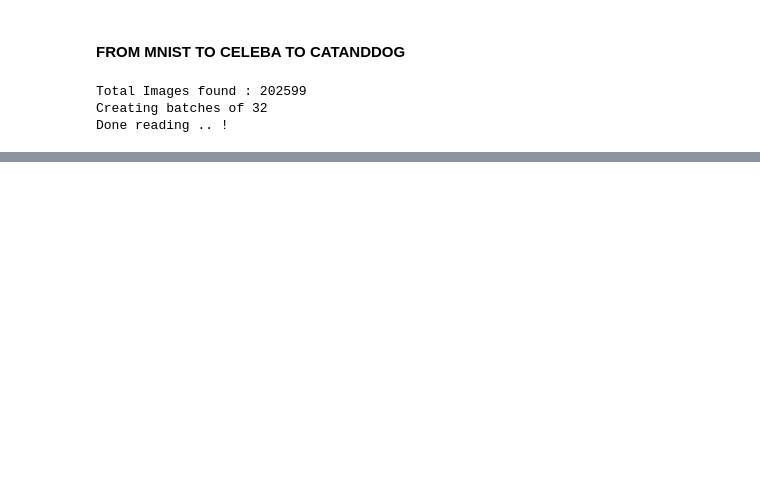
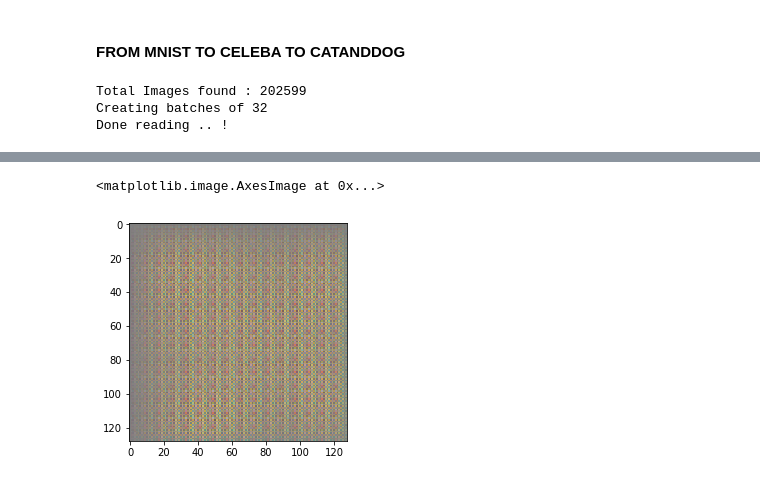
Before and after one commit to ashukid/gan_exp, a Jupyter notebook: tfgan/wgan_gp.ipynb, the cells around one changed output, grey strips where cells are left out. Cells and saved outputs as stored; diff of their text form; code cells hidden in the pictures; blank space fills up the shorter version.

```diff
--- a/tfgan/wgan_gp.ipynb
+++ b/tfgan/wgan_gp.ipynb
@@ -251,5 +266,8 @@ len(generated_images)
 # %%
-plt.imshow(generated_images[800])
+plt.imshow(generated_images[0])
+# %% [output]
+<matplotlib.image.AxesImage at 0x...>
+[figure, added]
 # %%
 # plt.plot(gloss_y,gloss_x)
 # %%
```
Also changed, not shown: parts of 2 cells of this notebook.
